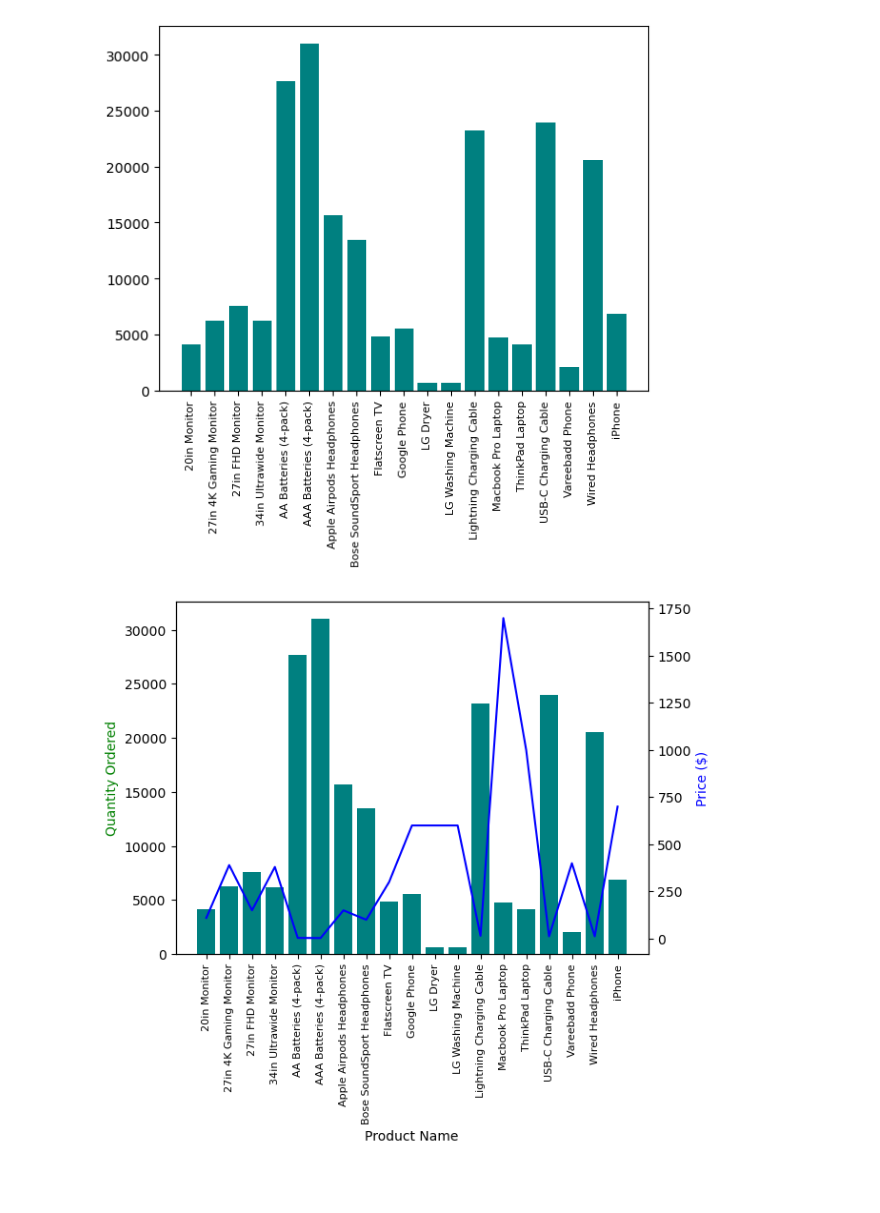
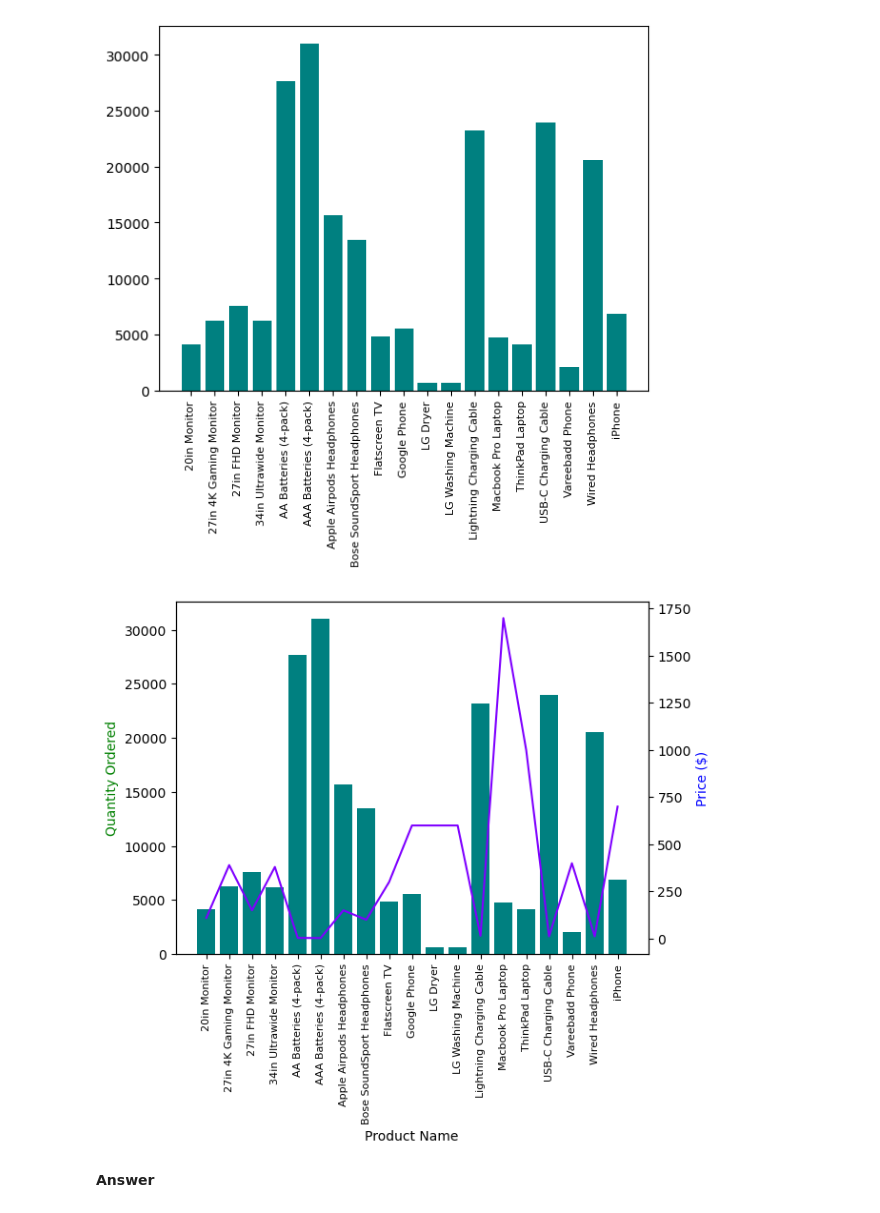
Before and after one commit to dark-teal-coder/ttr-py-data-analysis-pandas-gadget-sales, a Jupyter notebook: analyze-tech-gadgets-2019.ipynb, the cells around one changed output. Drawn from its saved outputs; the diff is of its cells as text; code cells hidden in the pictures; blank space fills up the shorter version.

Commit message:
Add Answer cells

```diff
--- a/analyze-tech-gadgets-2019.ipynb
+++ b/analyze-tech-gadgets-2019.ipynb
@@ -387,19 +387,21 @@ plt.show()
 # %%
 # Referenced: https://stackoverflow.com/questions/14762181/adding-a-y-axis-label-to-secondary-y-axis-in-matplotlib
 
 prices = df_all_sales.groupby('Product').mean()['Price Each']
 
 fig, ax1 = plt.subplots()
 
 ax2 = ax1.twinx()
 ax1.bar(keys, quantity_ordered, color='#008080')
-ax2.plot(keys, prices, color='b')
+ax2.plot(keys, prices, color='#7F00FF')
 
 ax1.set_xlabel('Product Name')
 ax1.set_ylabel('Quantity Ordered', color='g')
 ax2.set_ylabel('Price ($)', color='b')
 ax1.set_xticklabels(keys, rotation='vertical', size=8)
 
 fig.show()
 # %% [output]
-[figure, old version]
+[figure, new version]
+# %% [markdown]
+**Answer**
```
